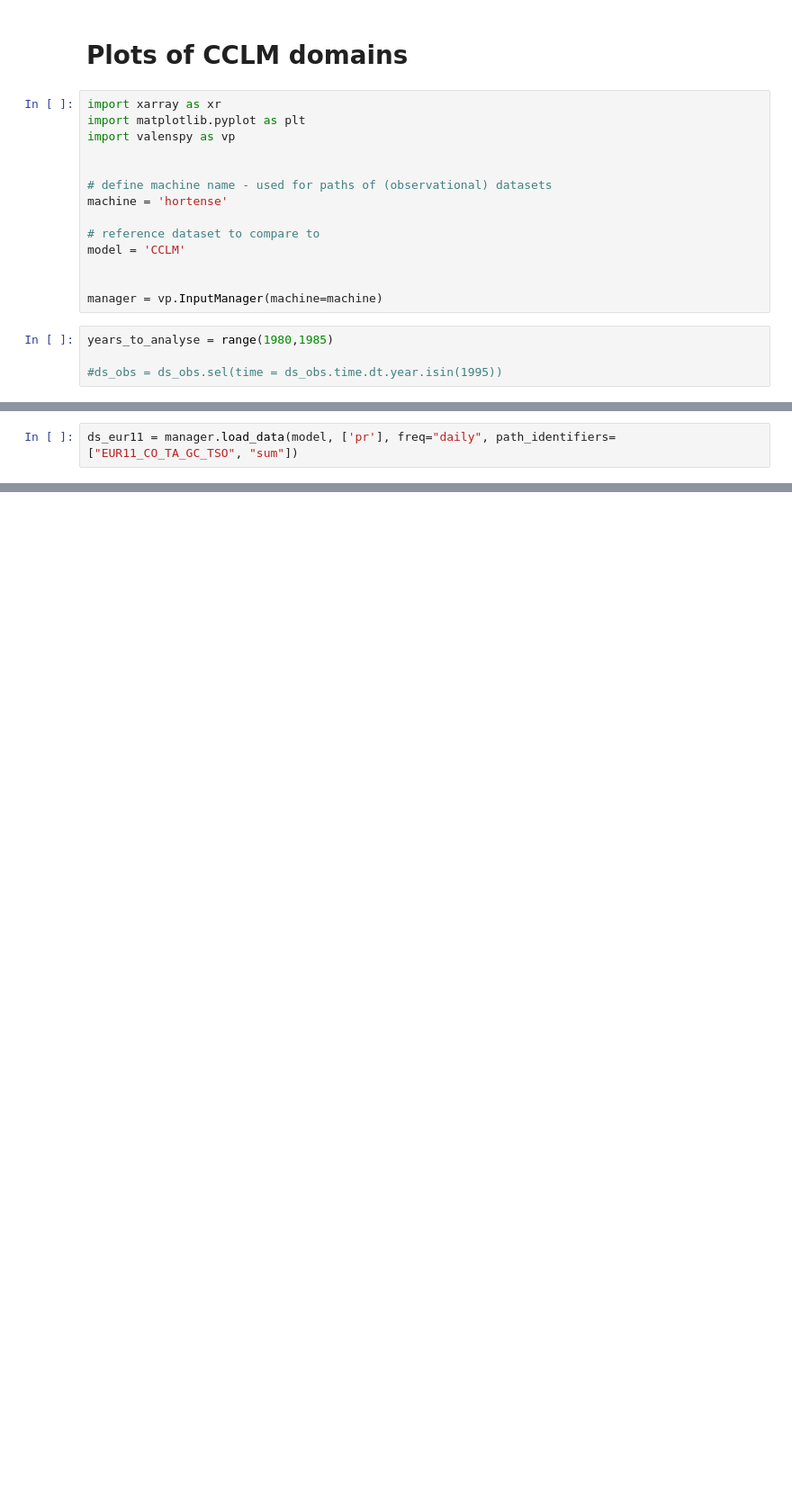
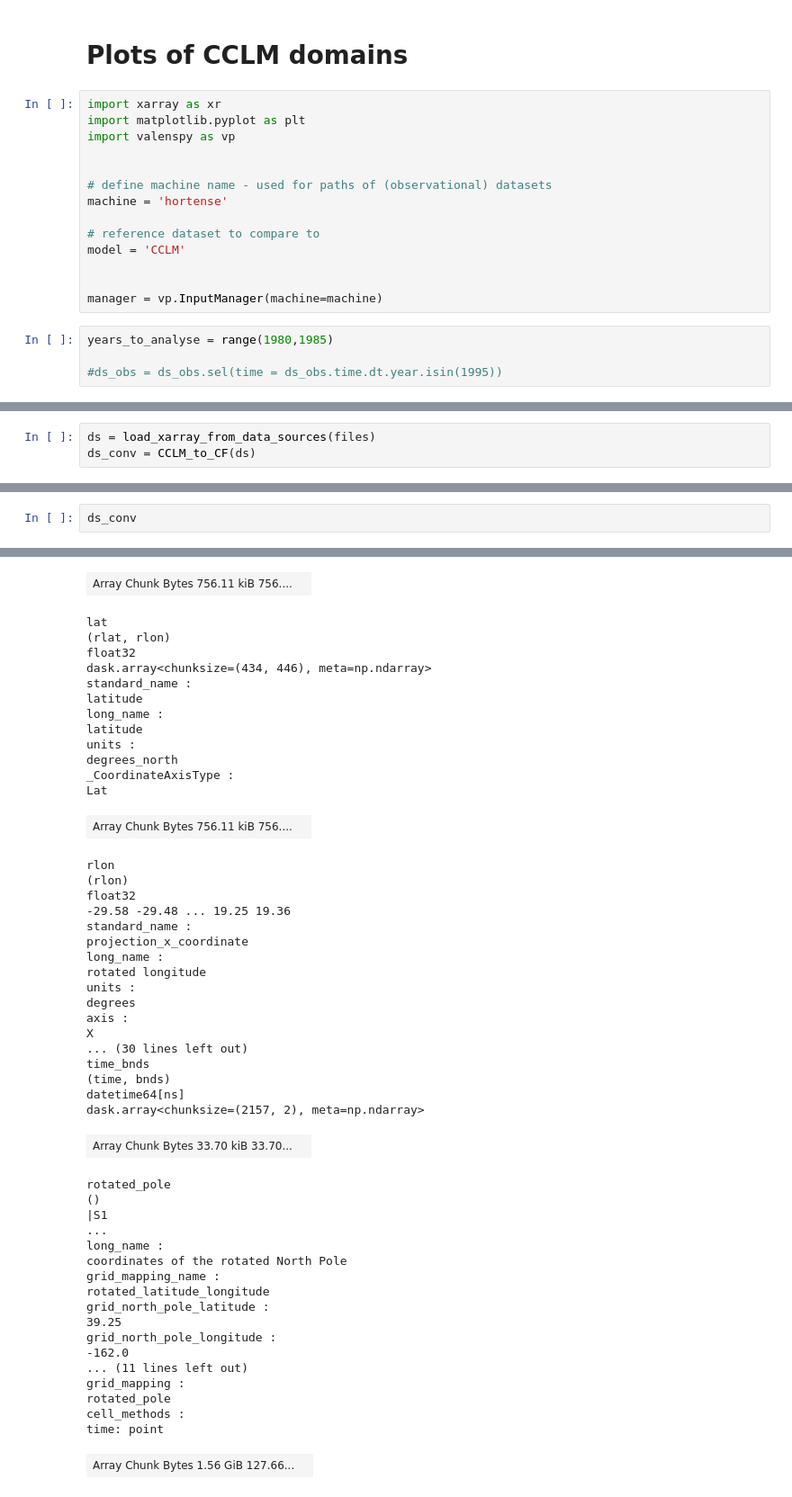
Before and after one commit to CORDEX-be2/ValEnsPy, a Jupyter notebook: evaluation_cclm/cclm_eur11_cpm_boundaries.ipynb, the cells around one changed output, grey strips where cells are left out. Shown at 90% size. Saved outputs shown, nothing was run; the diff lists cells and outputs as text; blank space fills up the shorter version.

```diff
--- a/evaluation_cclm/cclm_eur11_cpm_boundaries.ipynb
+++ b/evaluation_cclm/cclm_eur11_cpm_boundaries.ipynb
@@ -62,2 +20,0 @@ experiments = ["EUR11_1994_NU_TT_EC_TSO"]  #["CB2_CCLM_EUR11_ERA5_evaluation_urb
-# %%
-ds_eur11 = manager.load_data(model, ['pr'], freq="daily", path_identifiers=["EUR11_CO_TA_GC_TSO", "sum"])
@@ -185,0 +153,3 @@ CCLM
+# %%
+ds = load_xarray_from_data_sources(files)
+ds_conv = CCLM_to_CF(ds)
@@ -185,0 +164,3 @@ CCLM
+# %%
+ds_conv
+# %% [output]
@@ -185,0 +184,50 @@ CCLM
+| Array Chunk Bytes 756.11 kiB 756.... |  |
+lat
+(rlat, rlon)
+float32
+dask.array<chunksize=(434, 446), meta=np.ndarray>
+standard_name :
+latitude
+long_name :
+latitude
+units :
+degrees_north
+_CoordinateAxisType :
+Lat
+| Array Chunk Bytes 756.11 kiB 756.... |  |
+rlon
+(rlon)
+float32
+-29.58 -29.48 ... 19.25 19.36
+standard_name :
+projection_x_coordinate
+long_name :
+rotated longitude
+units :
+degrees
+axis :
+X
+... (30 lines left out)
+time_bnds
+(time, bnds)
+datetime64[ns]
+dask.array<chunksize=(2157, 2), meta=np.ndarray>
+| Array Chunk Bytes 33.70 kiB 33.70... |  |
+rotated_pole
+()
+|S1
+...
+long_name :
+coordinates of the rotated North Pole
+grid_mapping_name :
+rotated_latitude_longitude
+grid_north_pole_latitude :
+39.25
+grid_north_pole_longitude :
+-162.0
+... (11 lines left out)
+grid_mapping :
+rotated_pole
+cell_methods :
+time: point
+| Array Chunk Bytes 1.56 GiB 127.66... |  |
```
Also changed, not shown: parts of 21 cells of this notebook.
